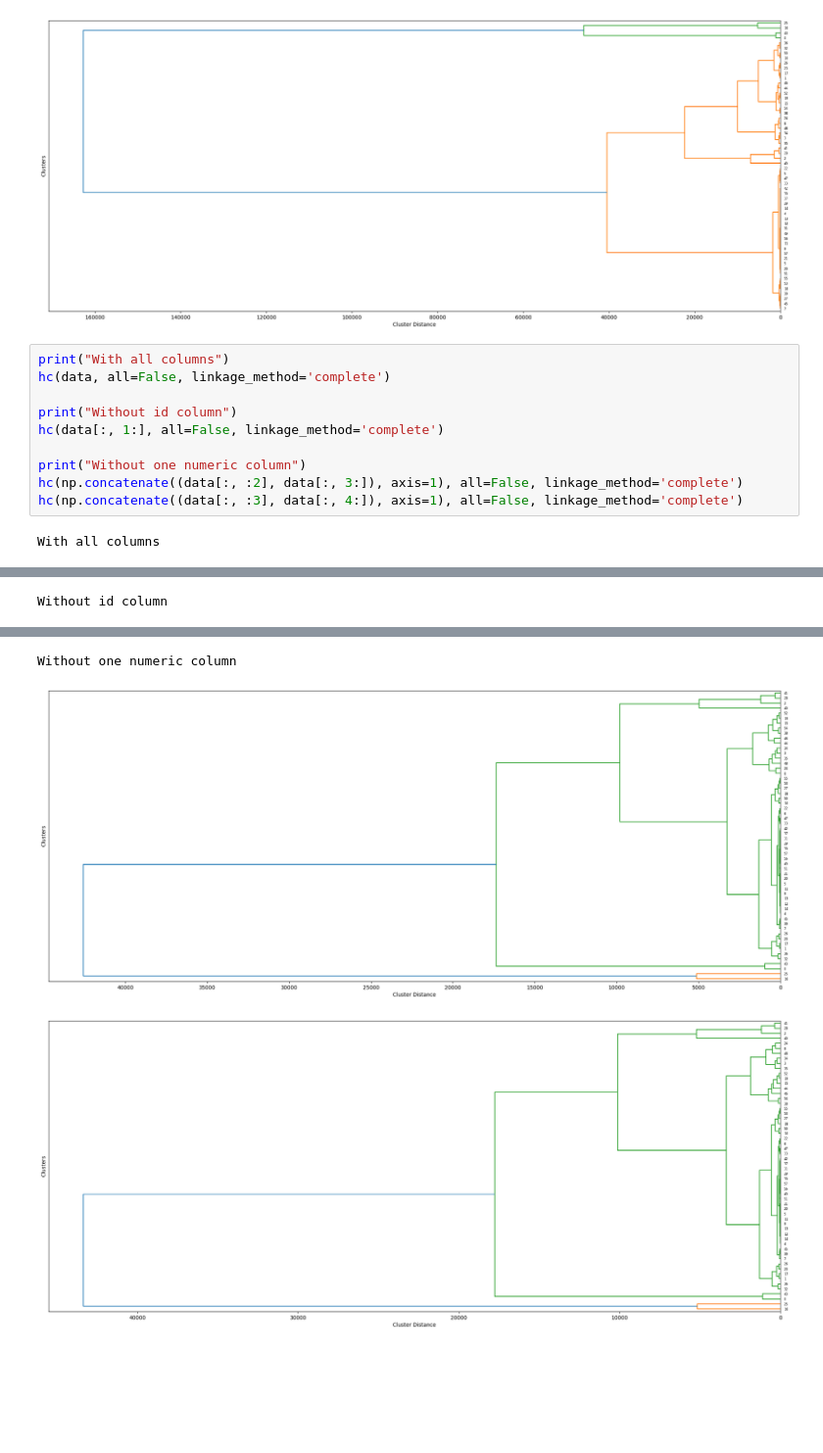
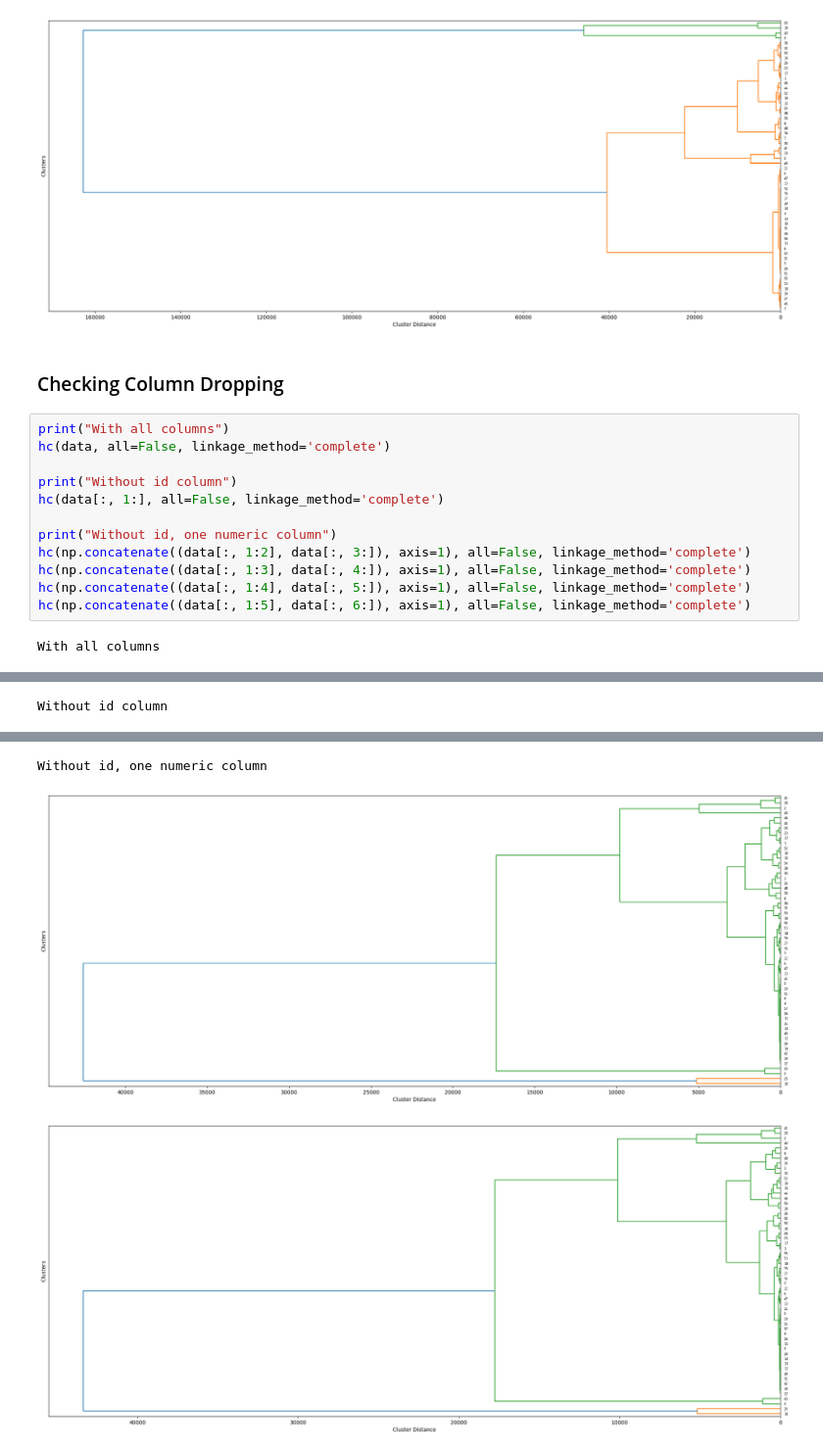
Before and after one commit to bhavberi/SMAI-Monsoon-23-24, a Jupyter notebook: 2021111013_assignment_2/P3.ipynb, the cells around one changed output, grey strips where cells are left out. Shown at 98% size. Drawn from its saved outputs; the diff is of its cells as text; blank space fills up the shorter version.

```diff
--- a/2021111013_assignment_2/P3.ipynb
+++ b/2021111013_assignment_2/P3.ipynb
@@ -226,21 +248,25 @@ Linkage Method: centroid
 [figure]
 Linkage Method: ward
 [figure]
+# %% [markdown]
+### Checking Column Dropping
 # %%
 print("With all columns")
 hc(data, all=False, linkage_method='complete')
 
 print("Without id column")
 hc(data[:, 1:], all=False, linkage_method='complete')
 
-print("Without one numeric column")
-hc(np.concatenate((data[:, :2], data[:, 3:]), axis=1), all=False, linkage_method='complete')
-hc(np.concatenate((data[:, :3], data[:, 4:]), axis=1), all=False, linkage_method='complete')
+print("Without id, one numeric column")
+hc(np.concatenate((data[:, 1:2], data[:, 3:]), axis=1), all=False, linkage_method='complete')
+hc(np.concatenate((data[:, 1:3], data[:, 4:]), axis=1), all=False, linkage_method='complete')
+hc(np.concatenate((data[:, 1:4], data[:, 5:]), axis=1), all=False, linkage_method='complete')
+hc(np.concatenate((data[:, 1:5], data[:, 6:]), axis=1), all=False, linkage_method='complete')
 # %% [output]
 With all columns
 [figure]
 Without id column
 [figure]
-Without one numeric column
+Without id, one numeric column
-[figure, old version]
+[figure, new version]
-[figure, old version]
+[figure, new version]
```
Also changed, not shown: parts of 12 cells of this notebook.
